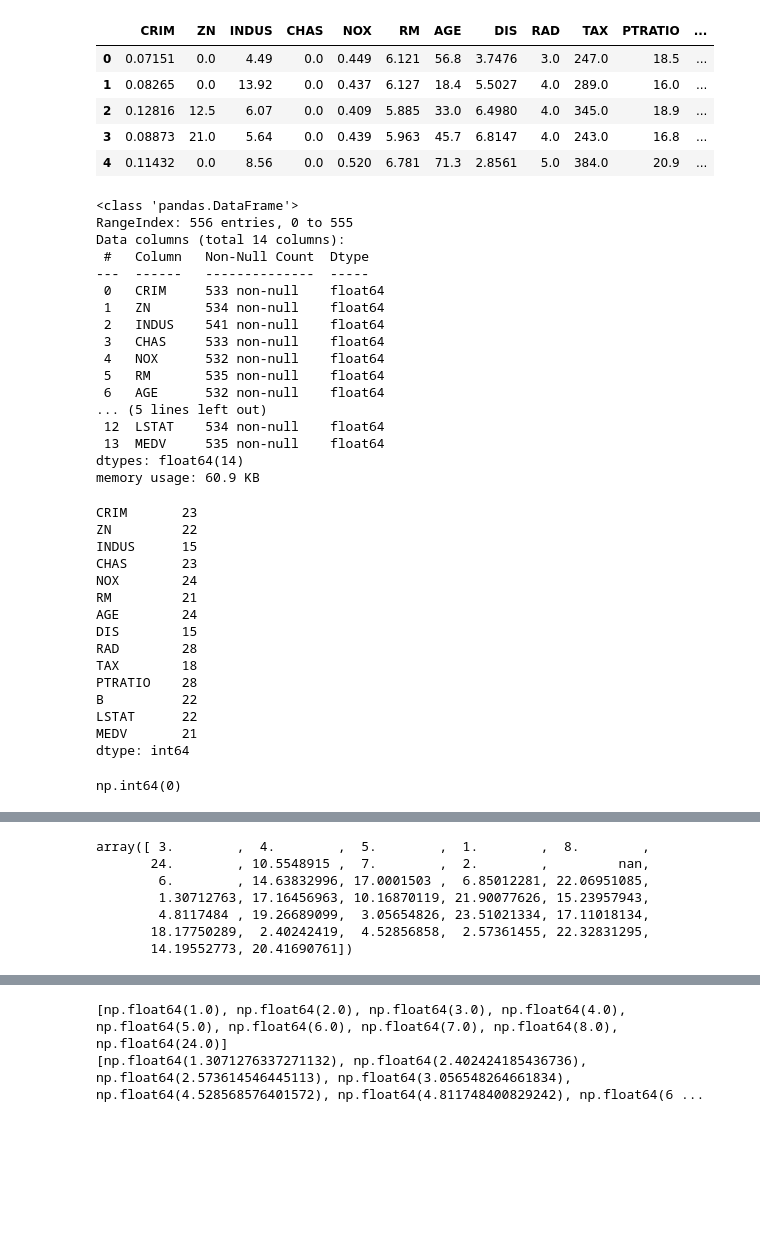
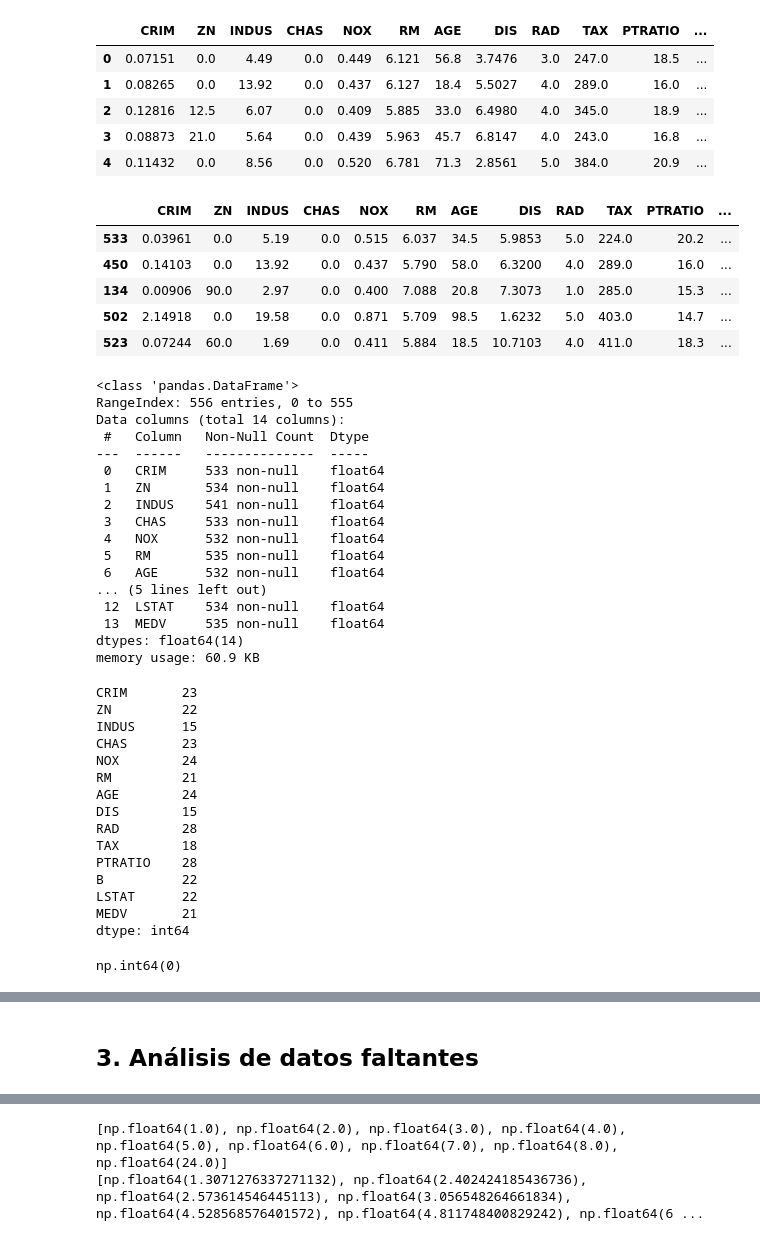
Before and after one commit to TomasGimbatti/TP_AA1_Longo_Paredes_Gimbatti, a Jupyter notebook: TP_1/TP_regresion_AA1.ipynb, the cells around one changed output, grey strips where cells are left out. Cells and saved outputs as stored; diff of their text form; code cells hidden in the pictures; blank space fills up the shorter version.

```diff
--- a/TP_1/TP-regresion-AA1.ipynb
+++ b/TP_1/TP_regresion_AA1.ipynb
@@ -14,16 +19,22 @@ df.head()
 | 4 | 0.11432 | 0.0 | 8.56 | 0.0 | 0.520 | 6.781 | 71.3 | 2.8561 | 5.0 | 384.0 | 20.9 | ... |
 # %%
 #vista de los datos en general
-df.sample(5)
+display(df.sample(5))
 #paneo general del df
 df.info()
 #Analizamos cantidad de na en las diferentes columnas
 display(df.isna().sum())
 #Analizamos duplicados
 display(df.duplicated().sum())
 #analisis sobre los valores de los datos
 display(df.describe())
 # %% [output]
+|  | CRIM | ZN | INDUS | CHAS | NOX | RM | AGE | DIS | RAD | TAX | PTRATIO | ... |
+| 533 | 0.03961 | 0.0 | 5.19 | 0.0 | 0.515 | 6.037 | 34.5 | 5.9853 | 5.0 | 224.0 | 20.2 | ... |
+| 450 | 0.14103 | 0.0 | 13.92 | 0.0 | 0.437 | 5.790 | 58.0 | 6.3200 | 4.0 | 289.0 | 16.0 | ... |
+| 134 | 0.00906 | 90.0 | 2.97 | 0.0 | 0.400 | 7.088 | 20.8 | 7.3073 | 1.0 | 285.0 | 15.3 | ... |
+| 502 | 2.14918 | 0.0 | 19.58 | 0.0 | 0.871 | 5.709 | 98.5 | 1.6232 | 5.0 | 403.0 | 14.7 | ... |
+| 523 | 0.07244 | 60.0 | 1.69 | 0.0 | 0.411 | 5.884 | 18.5 | 10.7103 | 4.0 | 411.0 | 18.3 | ... |
 <class 'pandas.DataFrame'>
 RangeIndex: 556 entries, 0 to 555
 Data columns (total 14 columns):
@@ -69,11 +80,3 @@ np.int64(0)
-# %%
-df["RAD"].unique()
-# %% [output]
-array([ 3.        ,  4.        ,  5.        ,  1.        ,  8.        ,
-       24.        , 10.5548915 ,  7.        ,  2.        ,         nan,
-        6.        , 14.63832996, 17.0001503 ,  6.85012281, 22.06951085,
-        1.30712763, 17.16456963, 10.16870119, 21.90077626, 15.23957943,
-        4.8117484 , 19.26689099,  3.05654826, 23.51021334, 17.11018134,
-       18.17750289,  2.40242419,  4.52856858,  2.57361455, 22.32831295,
-       14.19552773, 20.41690761])
+# %% [markdown]
+## 3. Análisis de datos faltantes
 # %%
```
Also changed, not shown: parts of 18 cells of this notebook.
